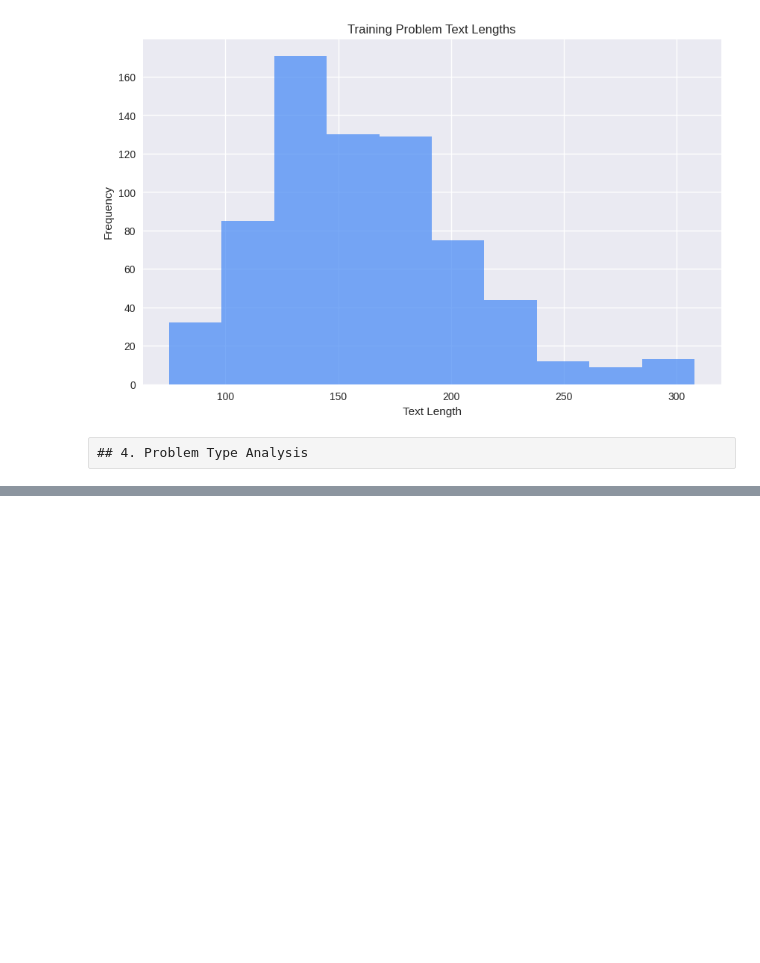
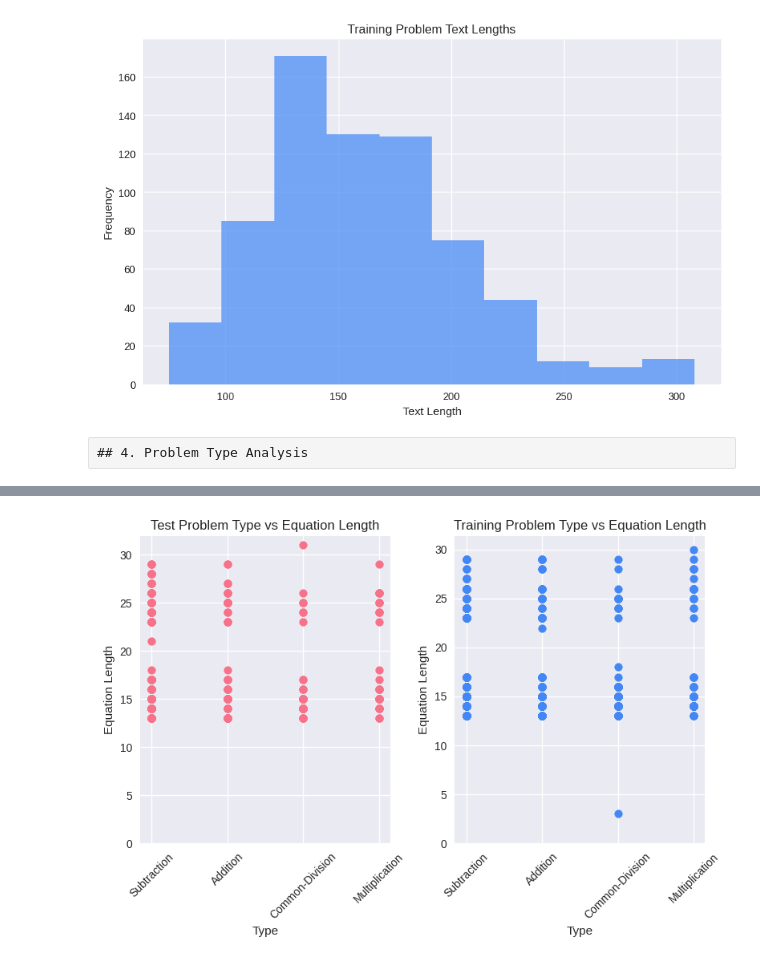
Before and after one commit to kevinmastascusa/symbolic-math-ai, a Jupyter notebook: 02_exploratory_data_analysis_svamp.ipynb, the cells around one changed output, grey strips where cells are left out. Saved outputs shown, nothing was run; the diff lists cells and outputs as text; code cells hidden in the pictures; blank space fills up the shorter version.

```diff
--- a/02_exploratory_data_analysis_svamp.ipynb
+++ b/02_exploratory_data_analysis_svamp.ipynb
@@ -168,0 +223,38 @@ plt.show()
+# %%
+##Check the length of the Equation vs its type
+test_equation_lengths=[]
+train_equation_lengths=[]
+
+for i in range(0,len(test_data['Equation'])):
+  test_equation_lengths.append(len(test_data['Equation'][i]))
+for i in range(0,len(train_data['Equation'])):
+  train_equation_lengths.append(len(train_data['Equation'][i]))
+
+#Testing Data
+plt.subplot(1, 2, 1)
+plt.scatter(test_type_id,test_equation_lengths)
+plt.title('Test Problem Type vs Equation Length')
+plt.xlabel('Type')
+plt.ylabel('Equation Length')
+plt.xticks(rotation=45)
+
+#Put problem types on X axis, ensure ticks are spaced properly
+plt.xticks([0,1,2,3],tp[0:4])
+plt.yticks([0,5,10,15,20,25,30])
+
+
+#Training Data
+plt.subplot(1, 2, 2)
+plt.scatter(train_type_id,train_equation_lengths,color='#4287f5')
+plt.title('Training Problem Type vs Equation Length')
+plt.xlabel('Type')
+plt.ylabel('Equation Length')
+plt.xticks(rotation=45)
+
+#Put problem types on X axis, ensure ticks are spaced properly
+plt.xticks([0,1,2,3],tp[0:4])
+plt.yticks([0,5,10,15,20,25,30])
+plt.tight_layout()
+plt.show()
+# %% [output]
+[figure, added]
```
Also changed, not shown: parts of 4 cells of this notebook.
